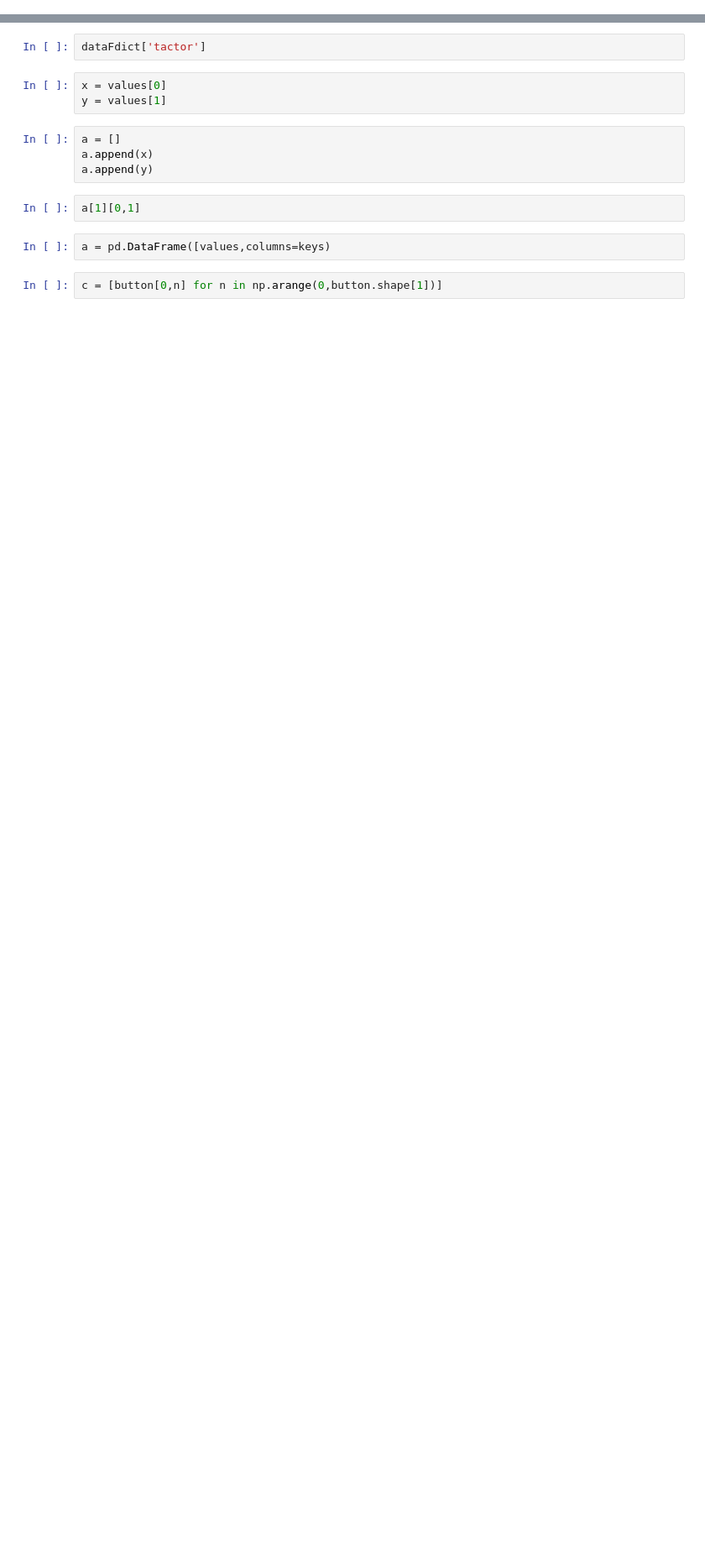
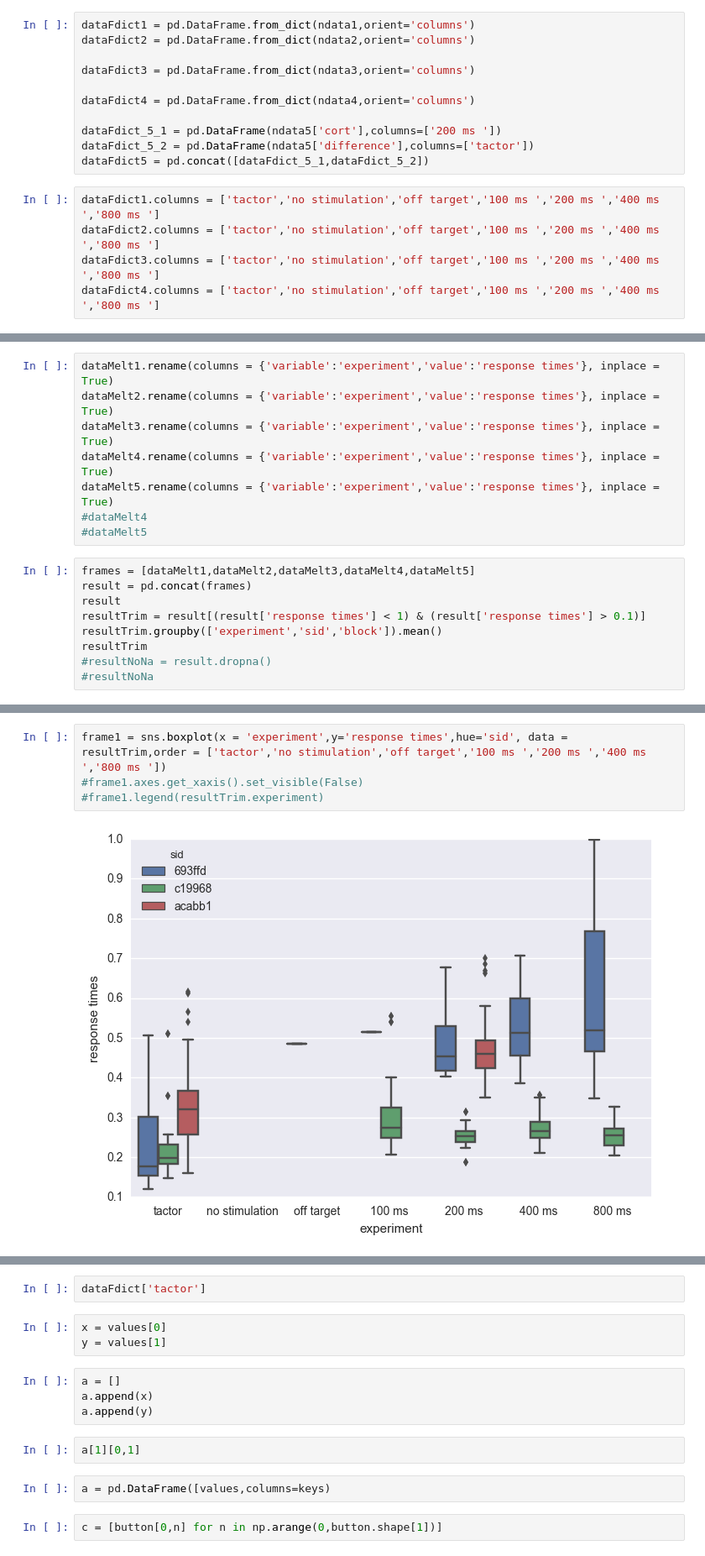
Before and after one commit to davidjuliancaldwell/StimulationResponseTimingPython, a Jupyter notebook: PlottingMatlabData.ipynb, the cells around one changed output, grey strips where cells are left out. Shown at 84% size. Saved outputs shown, nothing was run; the diff lists cells and outputs as text; blank space fills up the shorter version.

```diff
--- a/PlottingMatlabData.ipynb
+++ b/PlottingMatlabData.ipynb
@@ -102,0 +85,16 @@ dataFdict.melt
+# %%
+dataFdict1 = pd.DataFrame.from_dict(ndata1,orient='columns')
+dataFdict2 = pd.DataFrame.from_dict(ndata2,orient='columns')
+
+dataFdict3 = pd.DataFrame.from_dict(ndata3,orient='columns')
+
+dataFdict4 = pd.DataFrame.from_dict(ndata4,orient='columns')
+
+dataFdict_5_1 = pd.DataFrame(ndata5['cort'],columns=['200 ms '])
+dataFdict_5_2 = pd.DataFrame(ndata5['difference'],columns=['tactor'])
+dataFdict5 = pd.concat([dataFdict_5_1,dataFdict_5_2])
+# %%
+dataFdict1.columns = ['tactor','no stimulation','off target','100 ms ','200 ms ','400 ms ','800 ms ']
+dataFdict2.columns = ['tactor','no stimulation','off target','100 ms ','200 ms ','400 ms ','800 ms ']
+dataFdict3.columns = ['tactor','no stimulation','off target','100 ms ','200 ms ','400 ms ','800 ms ']
+dataFdict4.columns = ['tactor','no stimulation','off target','100 ms ','200 ms ','400 ms ','800 ms ']
@@ -102,0 +126,17 @@ dataFdict.melt
+# %%
+dataMelt1.rename(columns = {'variable':'experiment','value':'response times'}, inplace = True)
+dataMelt2.rename(columns = {'variable':'experiment','value':'response times'}, inplace = True)
+dataMelt3.rename(columns = {'variable':'experiment','value':'response times'}, inplace = True)
+dataMelt4.rename(columns = {'variable':'experiment','value':'response times'}, inplace = True)
+dataMelt5.rename(columns = {'variable':'experiment','value':'response times'}, inplace = True)
+#dataMelt4
+#dataMelt5
+# %%
+frames = [dataMelt1,dataMelt2,dataMelt3,dataMelt4,dataMelt5]
+result = pd.concat(frames)
+result
+resultTrim = result[(result['response times'] < 1) & (result['response times'] > 0.1)]
+resultTrim.groupby(['experiment','sid','block']).mean()
+resultTrim
+#resultNoNa = result.dropna()
+#resultNoNa
@@ -102,0 +162,6 @@ dataFdict.melt
+# %%
+frame1 = sns.boxplot(x = 'experiment',y='response times',hue='sid', data = resultTrim,order = ['tactor','no stimulation','off target','100 ms ','200 ms ','400 ms ','800 ms '])
+#frame1.axes.get_xaxis().set_visible(False)
+#frame1.legend(resultTrim.experiment)
+# %% [output]
+[figure, added]
```
Also changed, not shown: parts of 31 cells of this notebook.
